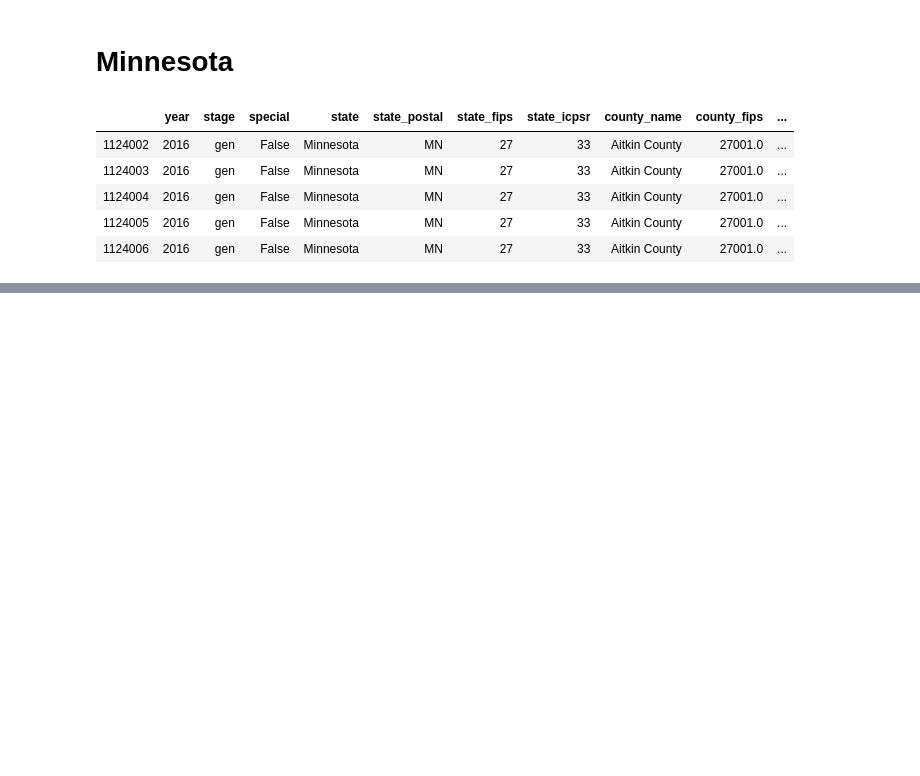
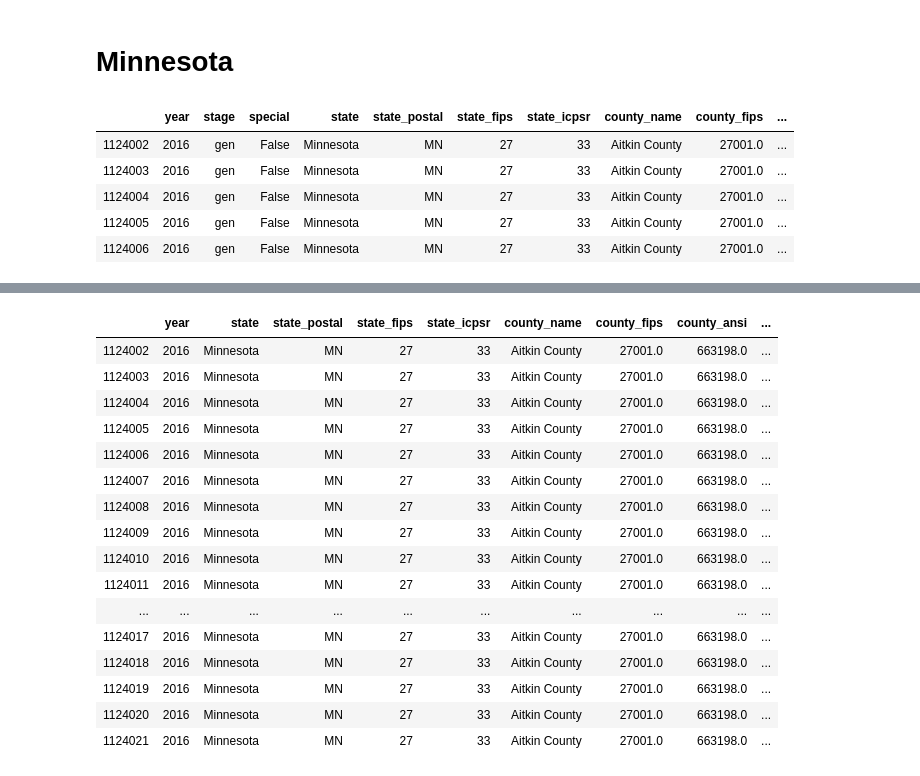
Before and after one commit to VallieTracy/Pres-Election-Partisan-Breakdown, a Jupyter notebook: precincts_main.ipynb, the cells around one changed output, grey strips where cells are left out. Drawn from its saved outputs; the diff is of its cells as text; code cells hidden in the pictures; blank space fills up the shorter version.

```diff
--- a/precincts_main.ipynb
+++ b/precincts_main.ipynb
@@ -83,0 +90,22 @@ mn_df.head()
+# %%
+# TEST dataframe to work thru looping thru votes, have two precincts
+test_df = mn_df.loc[(mn_df['precinct'] == 'AITKIN TWP|10') | (mn_df['precinct'] == 'AITKIN|5')]
+test_df
+# %% [output]
+|  | year | state | state_postal | state_fips | state_icpsr | county_name | county_fips | county_ansi | ... |
+| 1124002 | 2016 | Minnesota | MN | 27 | 33 | Aitkin County | 27001.0 | 663198.0 | ... |
+| 1124003 | 2016 | Minnesota | MN | 27 | 33 | Aitkin County | 27001.0 | 663198.0 | ... |
+| 1124004 | 2016 | Minnesota | MN | 27 | 33 | Aitkin County | 27001.0 | 663198.0 | ... |
+| 1124005 | 2016 | Minnesota | MN | 27 | 33 | Aitkin County | 27001.0 | 663198.0 | ... |
+| 1124006 | 2016 | Minnesota | MN | 27 | 33 | Aitkin County | 27001.0 | 663198.0 | ... |
+| 1124007 | 2016 | Minnesota | MN | 27 | 33 | Aitkin County | 27001.0 | 663198.0 | ... |
+| 1124008 | 2016 | Minnesota | MN | 27 | 33 | Aitkin County | 27001.0 | 663198.0 | ... |
+| 1124009 | 2016 | Minnesota | MN | 27 | 33 | Aitkin County | 27001.0 | 663198.0 | ... |
+| 1124010 | 2016 | Minnesota | MN | 27 | 33 | Aitkin County | 27001.0 | 663198.0 | ... |
+| 1124011 | 2016 | Minnesota | MN | 27 | 33 | Aitkin County | 27001.0 | 663198.0 | ... |
+| ... | ... | ... | ... | ... | ... | ... | ... | ... | ... |
+| 1124017 | 2016 | Minnesota | MN | 27 | 33 | Aitkin County | 27001.0 | 663198.0 | ... |
+| 1124018 | 2016 | Minnesota | MN | 27 | 33 | Aitkin County | 27001.0 | 663198.0 | ... |
+| 1124019 | 2016 | Minnesota | MN | 27 | 33 | Aitkin County | 27001.0 | 663198.0 | ... |
+| 1124020 | 2016 | Minnesota | MN | 27 | 33 | Aitkin County | 27001.0 | 663198.0 | ... |
+| 1124021 | 2016 | Minnesota | MN | 27 | 33 | Aitkin County | 27001.0 | 663198.0 | ... |
```
Also changed, not shown: parts of 3 cells of this notebook.
